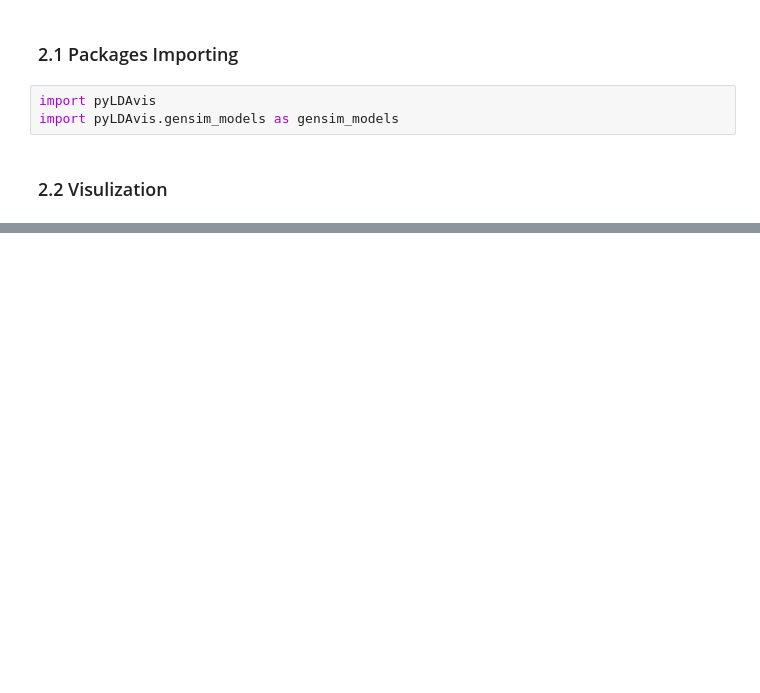
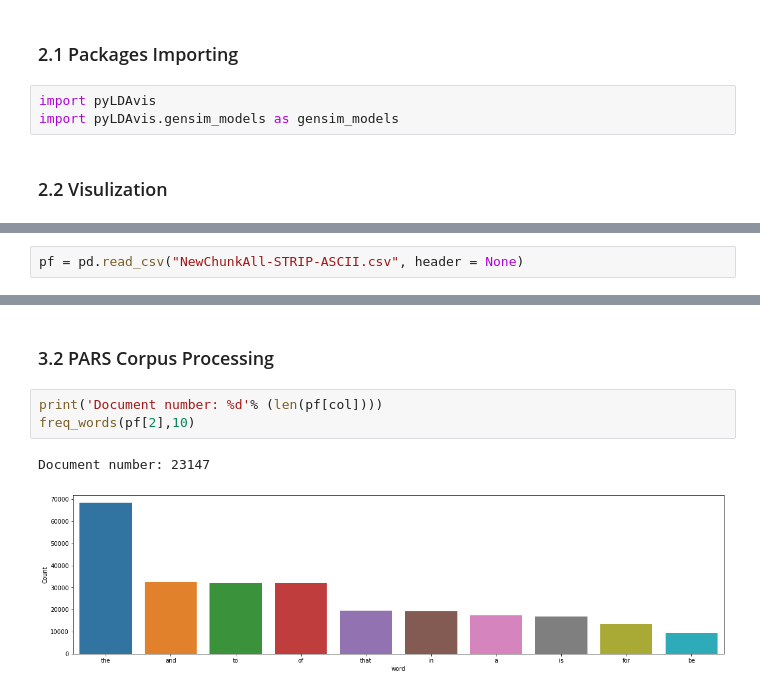
Before and after one commit to ZouZijie/Topic-Modelling-Project, a Jupyter notebook: Topic modelling of London Olympics Corpus (training on DOCS, classify on PARAS).ipynb, the cells around one changed output, grey strips where cells are left out. Drawn from its saved outputs; the diff is of its cells as text; blank space fills up the shorter version.

```diff
--- a/Topic modelling of London Olympics Corpus (training on DOCS, classify on PARAS).ipynb
+++ b/Topic modelling of London Olympics Corpus (training on DOCS, classify on PARAS).ipynb
@@ -263,0 +307,2 @@ vis
+# %%
+pf = pd.read_csv("NewChunkAll-STRIP-ASCII.csv", header = None)
@@ -263,0 +328,8 @@ vis
+# %% [markdown]
+### 3.2 PARS Corpus Processing
+# %%
+print('Document number: %d'% (len(pf[col])))
+freq_words(pf[2],10)
+# %% [output]
+Document number: 23147
+[figure, added]
```
Also changed, not shown: parts of 42 cells of this notebook.
